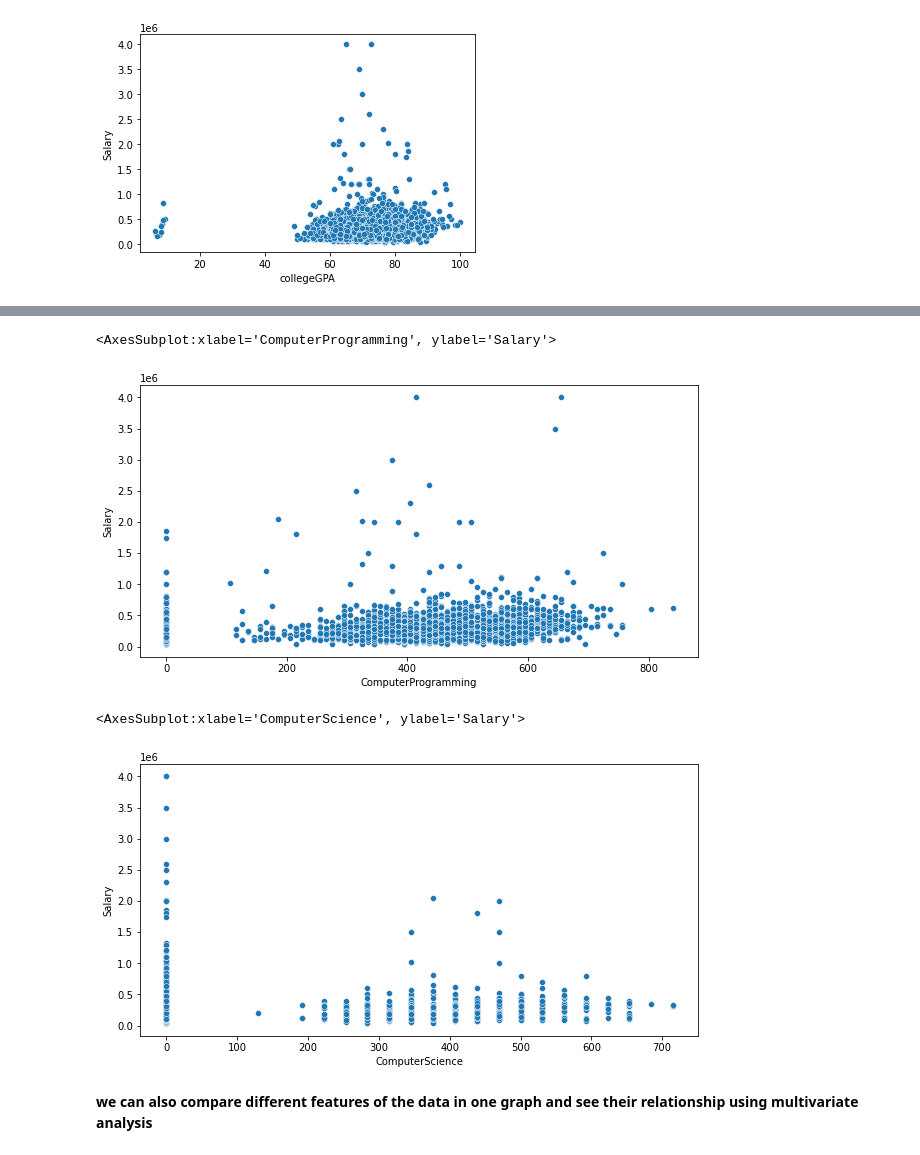
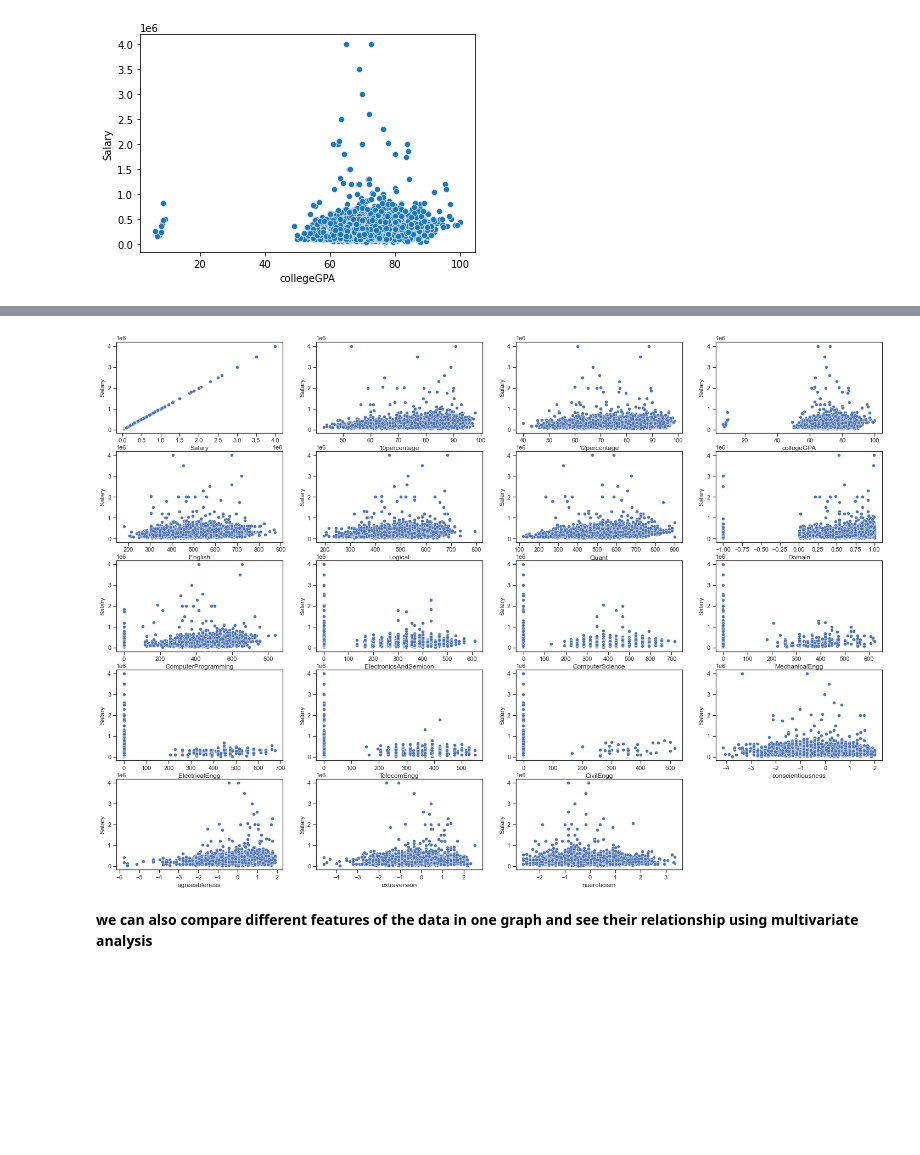
Before and after one commit to AdilGeelani/Innomatics_Internship_july_2022, a Jupyter notebook: innomatics_internship_july_2022/Data_analytics/Project 1/Project 1 (Exploratory Data Analysis).ipynb, the cells around one changed output, grey strips where cells are left out. Saved outputs shown, nothing was run; the diff lists cells and outputs as text; code cells hidden in the pictures; blank space fills up the shorter version.

```diff
--- a/innomatics_internship_july_2022/Data_analytics/Project 1/Project 1 (Exploratory Data Analysis).ipynb
+++ b/innomatics_internship_july_2022/Data_analytics/Project 1/Project 1 (Exploratory Data Analysis).ipynb
@@ -326,17 +321,11 @@ sns.scatterplot(y = df['Salary'], x = df["English"])
-# %%
-# salary vs computer programming
-plt.figure(figsize = (10,5))
-sns.scatterplot(y = df['Salary'], x = df["ComputerProgramming"])
-# %% [output]
-<AxesSubplot:xlabel='ComputerProgramming', ylabel='Salary'>
-[figure, removed]
-# %%
-# salary vs quant
-plt.figure(figsize = (10,5))
-sns.scatterplot(y = df['Salary'], x = df["ComputerScience"])
-# %% [output]
-<AxesSubplot:xlabel='ComputerScience', ylabel='Salary'>
-[figure, removed]
+# %%
+plt.figure(figsize = (25,25))
+for i,col in enumerate(num_cols[:-1]):
+    plt.subplot(7,4,i+1)
+    sns.scatterplot(x = col, y = 'Salary', data = df)
+plt.show()
+# %% [output]
+[figure, added]
 # %% [markdown]
 **we can also compare different features of the data in one graph and see their relationship using multivariate analysis**
 # %%
```
Also changed, not shown: parts of 10 cells of this notebook, 2 other files.
